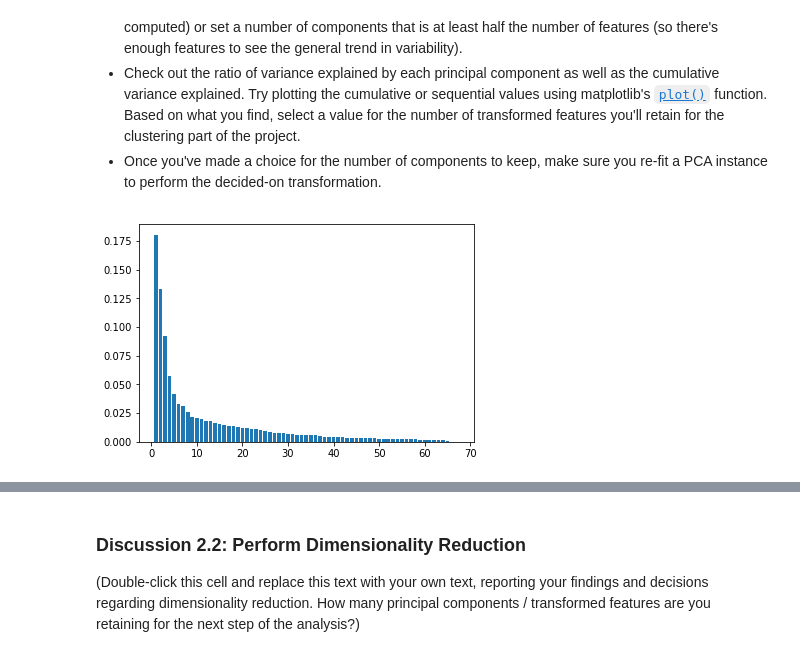
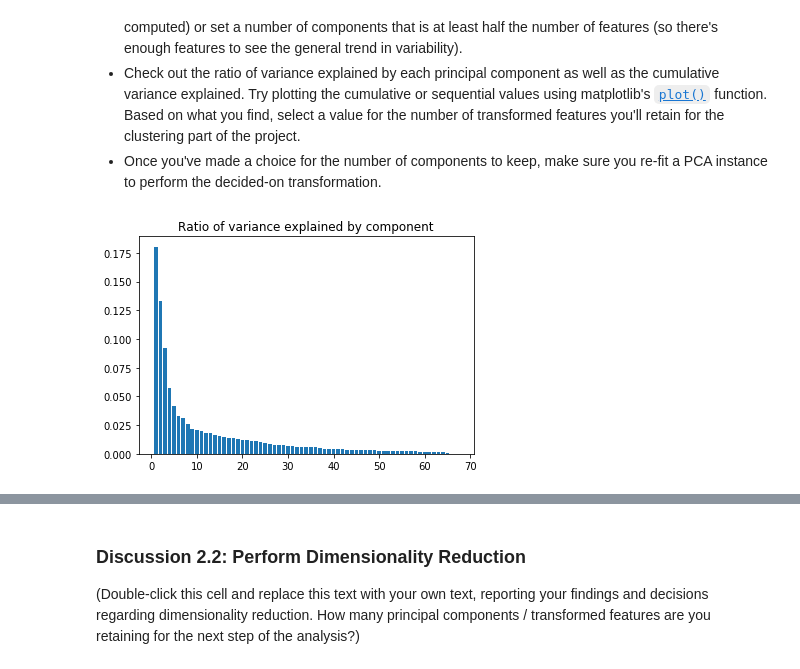
Before and after one commit to joshtice/Udacity_clustering_project, a Jupyter notebook: Identify_Customer_Segments.ipynb, the cells around one changed output, grey strips where cells are left out. Cells and saved outputs as stored; diff of their text form; code cells hidden in the pictures.

```diff
--- a/Identify_Customer_Segments.ipynb
+++ b/Identify_Customer_Segments.ipynb
@@ -625,9 +626,10 @@ exploratory_pca = pca1.fit(scaled_data)
 # %%
 # Investigate the variance accounted for by each principal component.
 
 y = exploratory_pca.explained_variance_ratio_
 x = np.arange(1, len(y)+1)
 plt.bar(x, y)
+plt.title("Ratio of variance explained by component")
 plt.show()
 # %% [output]
-[figure, old version]
+[figure, new version]
```
Also changed, not shown: parts of 8 cells of this notebook.
